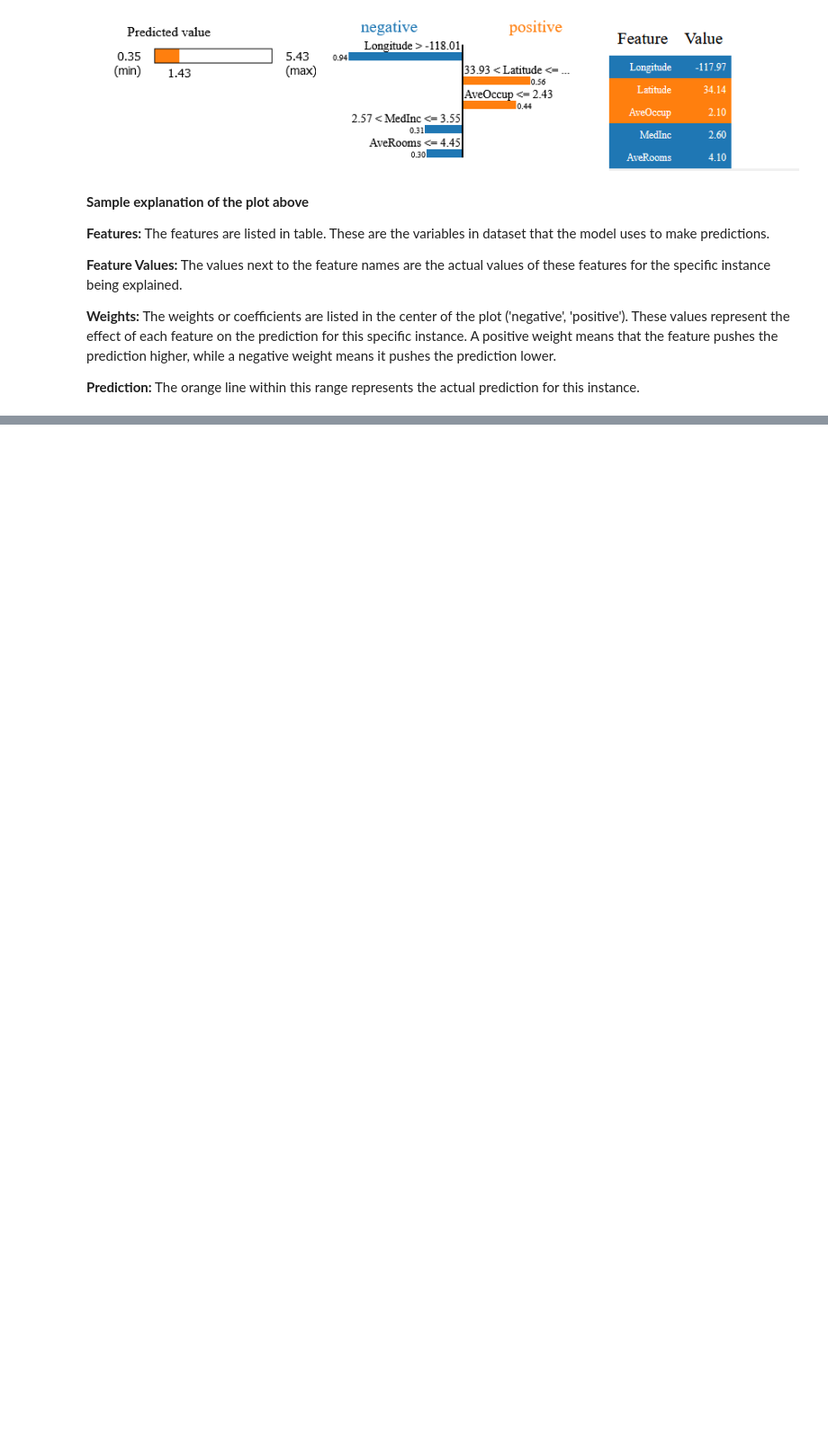
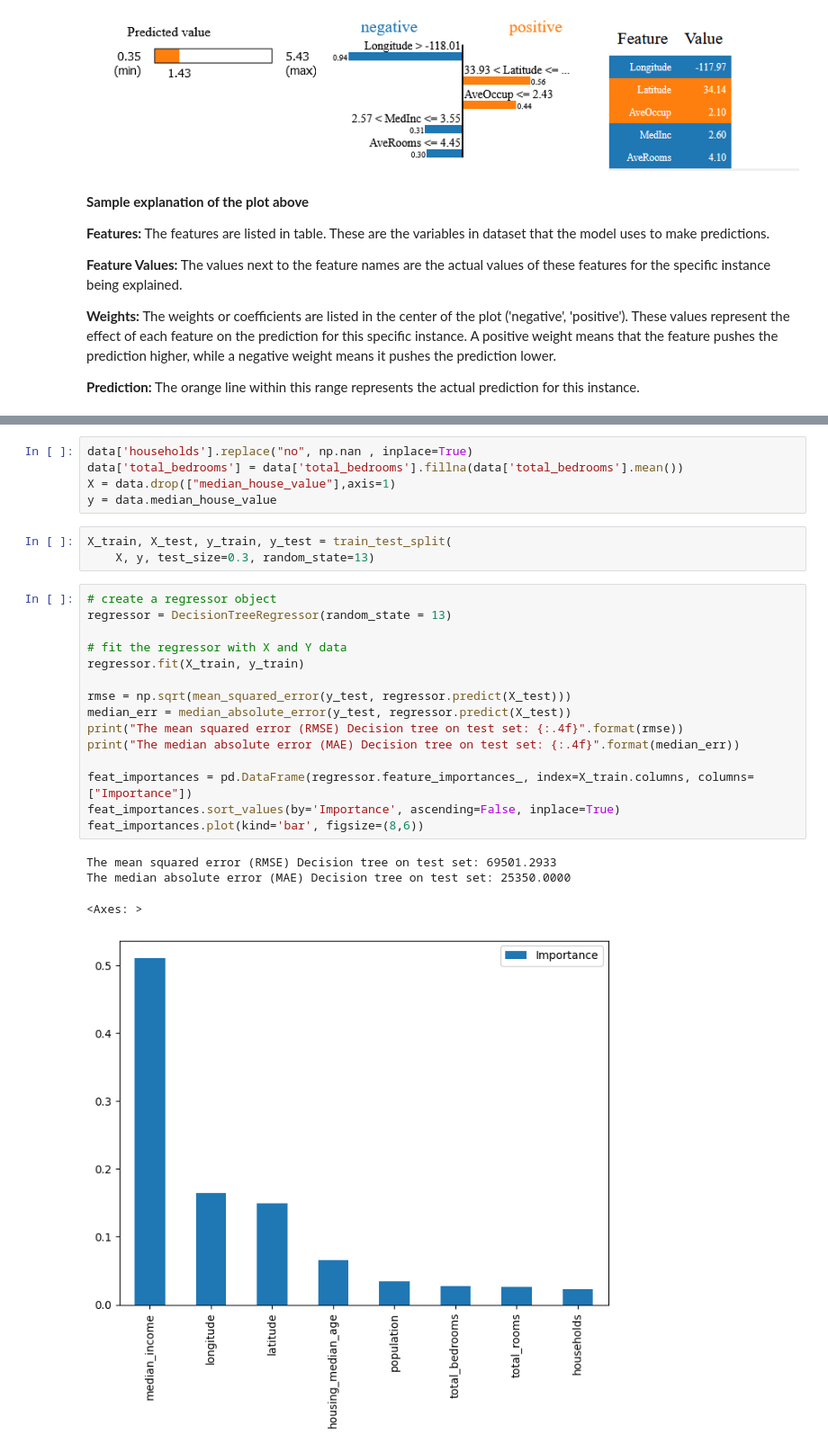
Before and after one commit to MlekoZjad/ML_2024, a Jupyter notebook: XAI_shap_lime.ipynb, the cells around one changed output, grey strips where cells are left out. Shown at 90% size. Cells and saved outputs as stored; diff of their text form; blank space fills up the shorter version.

```diff
--- a/XAI_shap_lime.ipynb
+++ b/XAI_shap_lime.ipynb
@@ -206,0 +242,28 @@ Specific row of data in dataset:
+# %%
+data['households'].replace("no", np.nan , inplace=True)
+data['total_bedrooms'] = data['total_bedrooms'].fillna(data['total_bedrooms'].mean())
+X = data.drop(["median_house_value"],axis=1)
+y = data.median_house_value
+# %%
+X_train, X_test, y_train, y_test = train_test_split(
+    X, y, test_size=0.3, random_state=13)
+# %%
+# create a regressor object
+regressor = DecisionTreeRegressor(random_state = 13)
+
+# fit the regressor with X and Y data
+regressor.fit(X_train, y_train)
+
+rmse = np.sqrt(mean_squared_error(y_test, regressor.predict(X_test)))
+median_err = median_absolute_error(y_test, regressor.predict(X_test))
+print("The mean squared error (RMSE) Decision tree on test set: {:.4f}".format(rmse))
+print("The median absolute error (MAE) Decision tree on test set: {:.4f}".format(median_err))
+
+feat_importances = pd.DataFrame(regressor.feature_importances_, index=X_train.columns, columns=["Importance"])
+feat_importances.sort_values(by='Importance', ascending=False, inplace=True)
+feat_importances.plot(kind='bar', figsize=(8,6))
+# %% [output]
+The mean squared error (RMSE) Decision tree on test set: 69501.2933
+The median absolute error (MAE) Decision tree on test set: 25350.0000
+<Axes: >
+[figure, added]
```
Also changed, not shown: parts of 8 cells of this notebook.
